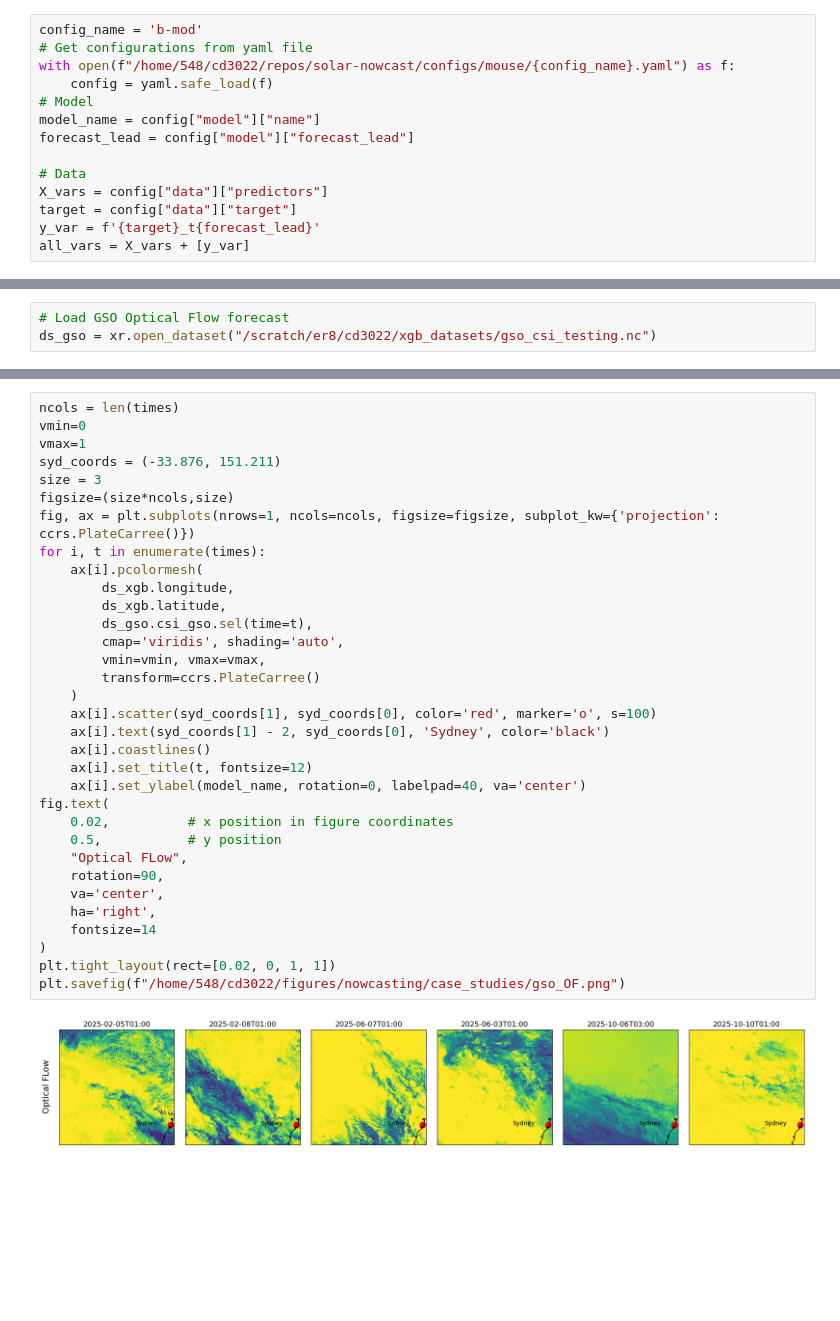
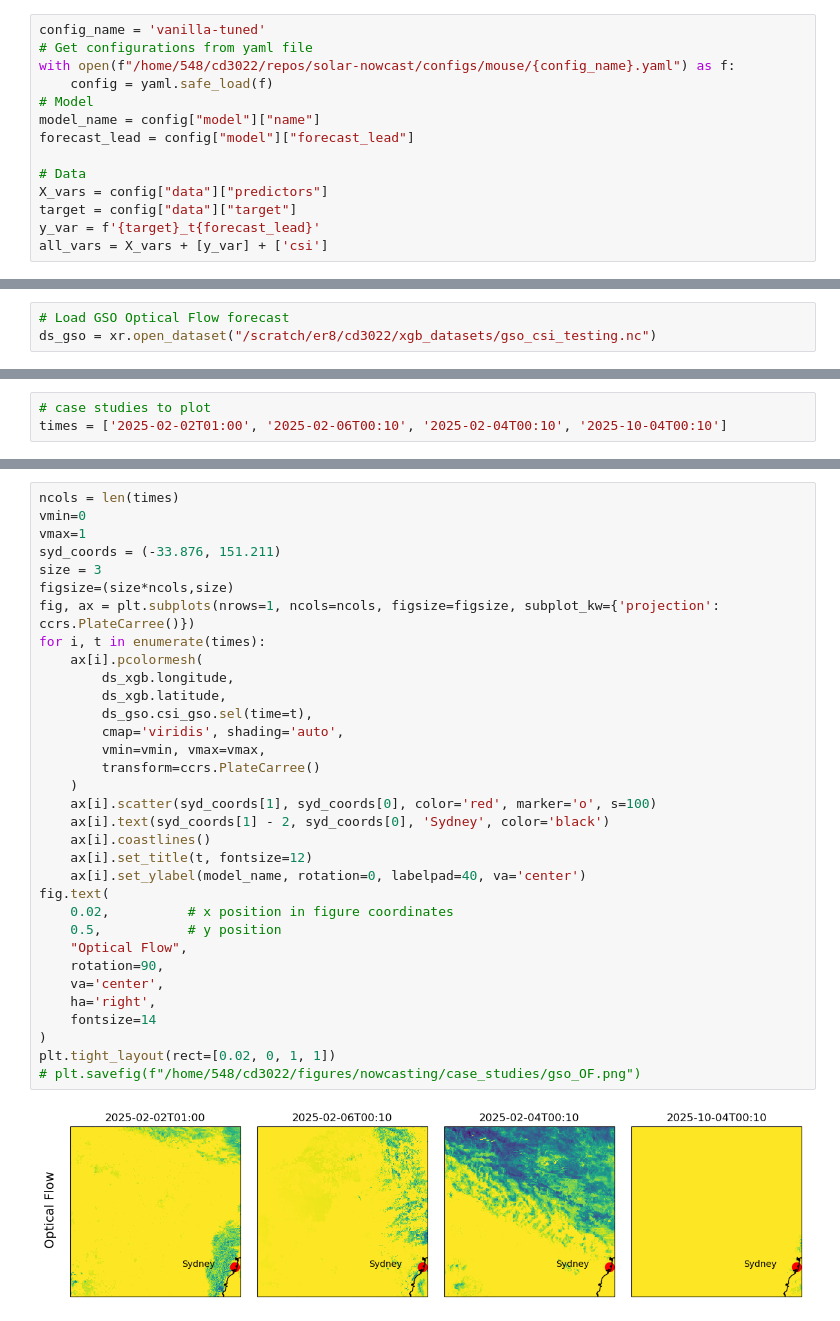
Before and after one commit to cdoedens/solar-nowcast, a Jupyter notebook: mouse/05_spatial-analysis.ipynb, the cells around one changed output, grey strips where cells are left out. Saved outputs shown, nothing was run; the diff lists cells and outputs as text; blank space fills up the shorter version.

Commit message:
change case studies

```diff
--- a/mouse/05_spatial-analysis.ipynb
+++ b/mouse/05_spatial-analysis.ipynb
@@ -20,7 +20,7 @@ model = xgb.XGBRegressor()
 # %% [markdown]
 # Load Model and Data
 # %%
-config_name = 'b-mod'
+config_name = 'vanilla-tuned'
 # Get configurations from yaml file
 with open(f"/home/548/cd3022/repos/solar-nowcast/configs/mouse/{config_name}.yaml") as f:
     config = yaml.safe_load(f)
@@ -32,7 +32,7 @@ forecast_lead = config["model"]["forecast_lead"]
 X_vars = config["data"]["predictors"]
 target = config["data"]["target"]
 y_var = f'{target}_t{forecast_lead}'
-all_vars = X_vars + [y_var]
+all_vars = X_vars + [y_var] + ['csi']
 # %%
 model.load_model(f"/scratch/er8/cd3022/xgb_models/{model_name}.json")
 # %%
@@ -69,0 +70,3 @@ times = ['2025-02-05T01:00', '2025-02-08T01:00', '2025-06-07T01:00', '2025-06-03
+# %%
+# case studies to plot
+times = ['2025-02-02T01:00', '2025-02-06T00:10', '2025-02-04T00:10', '2025-10-04T00:10']
@@ -142,36 +176,36 @@ ncols = len(times)
 vmin=0
 vmax=1
 syd_coords = (-33.876, 151.211)
 size = 3
 figsize=(size*ncols,size)
 fig, ax = plt.subplots(nrows=1, ncols=ncols, figsize=figsize, subplot_kw={'projection': ccrs.PlateCarree()})
 for i, t in enumerate(times):
     ax[i].pcolormesh(
         ds_xgb.longitude,
         ds_xgb.latitude,
         ds_gso.csi_gso.sel(time=t),
         cmap='viridis', shading='auto',
         vmin=vmin, vmax=vmax,
         transform=ccrs.PlateCarree()
     )
     ax[i].scatter(syd_coords[1], syd_coords[0], color='red', marker='o', s=100)
     ax[i].text(syd_coords[1] - 2, syd_coords[0], 'Sydney', color='black')
     ax[i].coastlines()
     ax[i].set_title(t, fontsize=12)
     ax[i].set_ylabel(model_name, rotation=0, labelpad=40, va='center')
 fig.text(
     0.02,          # x position in figure coordinates
     0.5,           # y position
-    "Optical FLow",
+    "Optical Flow",
     rotation=90,
     va='center',
     ha='right',
     fontsize=14
 )
 plt.tight_layout(rect=[0.02, 0, 1, 1])
-plt.savefig(f"/home/548/cd3022/figures/nowcasting/case_studies/gso_OF.png")
+# plt.savefig(f"/home/548/cd3022/figures/nowcasting/case_studies/gso_OF.png")
 # %% [output]
-[figure, old version]
+[figure, new version]
 # %%
 ncols = len(times)
 vmin=0
```
Also changed, not shown: parts of 5 cells of this notebook, 1 other file.
